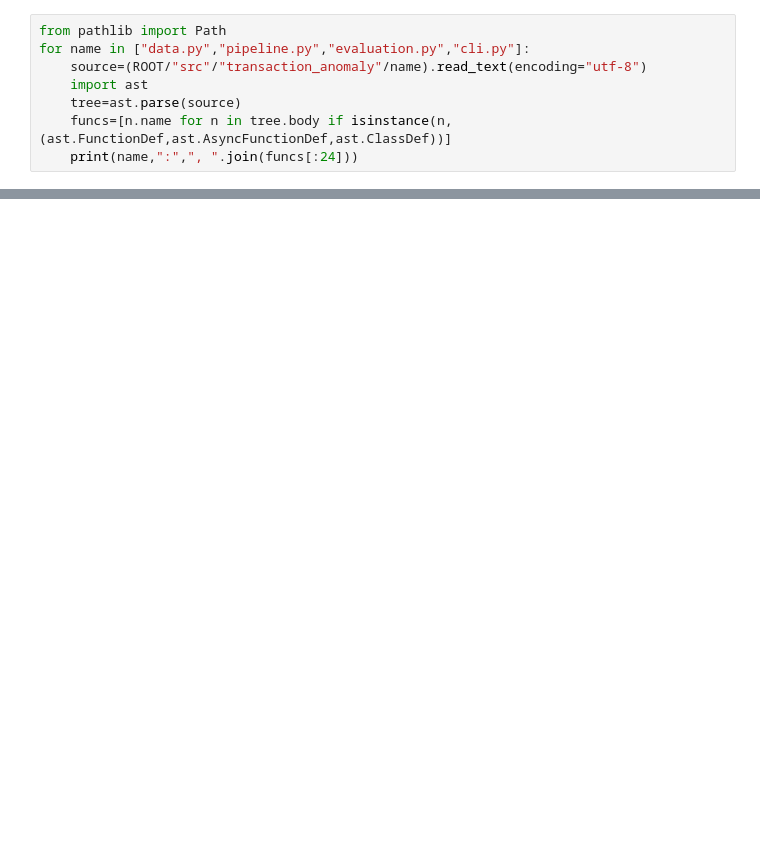
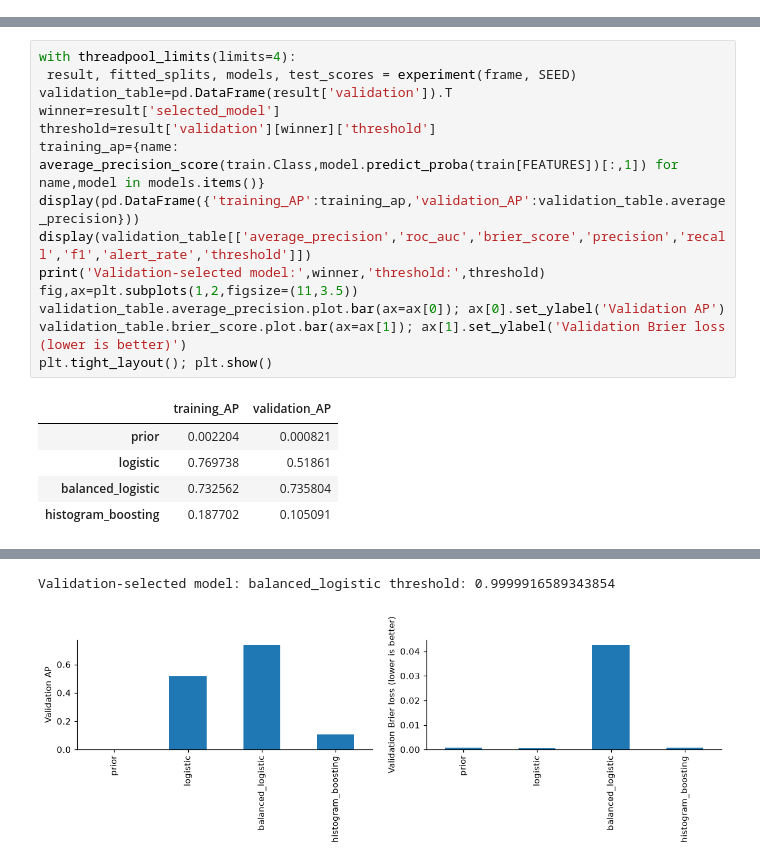
Before and after one commit to shaikanishmib/projects, a Jupyter notebook: transaction-anomaly-detection/notebooks/01_real_data_workflow.ipynb, the cells around one changed output, grey strips where cells are left out. Drawn from its saved outputs; the diff is of its cells as text; blank space fills up the shorter version.

```diff
--- a/transaction-anomaly-detection/notebooks/01_real_data_workflow.ipynb
+++ b/transaction-anomaly-detection/notebooks/01_real_data_workflow.ipynb
@@ -119,8 +0,0 @@ print("Coverage:",data_real.timestamp.min(),"to",data_real.timestamp.max())
-# %%
-from pathlib import Path
-for name in ["data.py","pipeline.py","evaluation.py","cli.py"]:
-    source=(ROOT/"src"/"transaction_anomaly"/name).read_text(encoding="utf-8")
-    import ast
-    tree=ast.parse(source)
-    funcs=[n.name for n in tree.body if isinstance(n,(ast.FunctionDef,ast.AsyncFunctionDef,ast.ClassDef))]
-    print(name,":",", ".join(funcs[:24]))
@@ -157,0 +208,20 @@ The study remains limited to the data actually available. Complete real-data exp
+# %%
+with threadpool_limits(limits=4):
+ result, fitted_splits, models, test_scores = experiment(frame, SEED)
+validation_table=pd.DataFrame(result['validation']).T
+winner=result['selected_model']
+threshold=result['validation'][winner]['threshold']
+training_ap={name: average_precision_score(train.Class,model.predict_proba(train[FEATURES])[:,1]) for name,model in models.items()}
+display(pd.DataFrame({'training_AP':training_ap,'validation_AP':validation_table.average_precision}))
+display(validation_table[['average_precision','roc_auc','brier_score','precision','recall','f1','alert_rate','threshold']])
+print('Validation-selected model:',winner,'threshold:',threshold)
+fig,ax=plt.subplots(1,2,figsize=(11,3.5))
+validation_table.average_precision.plot.bar(ax=ax[0]); ax[0].set_ylabel('Validation AP')
+validation_table.brier_score.plot.bar(ax=ax[1]); ax[1].set_ylabel('Validation Brier loss (lower is better)')
+plt.tight_layout(); plt.show()
+# %% [output]
+|  | training_AP | validation_AP |
+| prior | 0.002204 | 0.000821 |
+| logistic | 0.769738 | 0.51861 |
+| balanced_logistic | 0.732562 | 0.735804 |
+| histogram_boosting | 0.187702 | 0.105091 |
@@ -157,0 +233,2 @@ The study remains limited to the data actually available. Complete real-data exp
+Validation-selected model: balanced_logistic threshold: 0.9999916589343854
+[figure, added]
```
Also changed, not shown: parts of 47 cells of this notebook, 11 other files.
